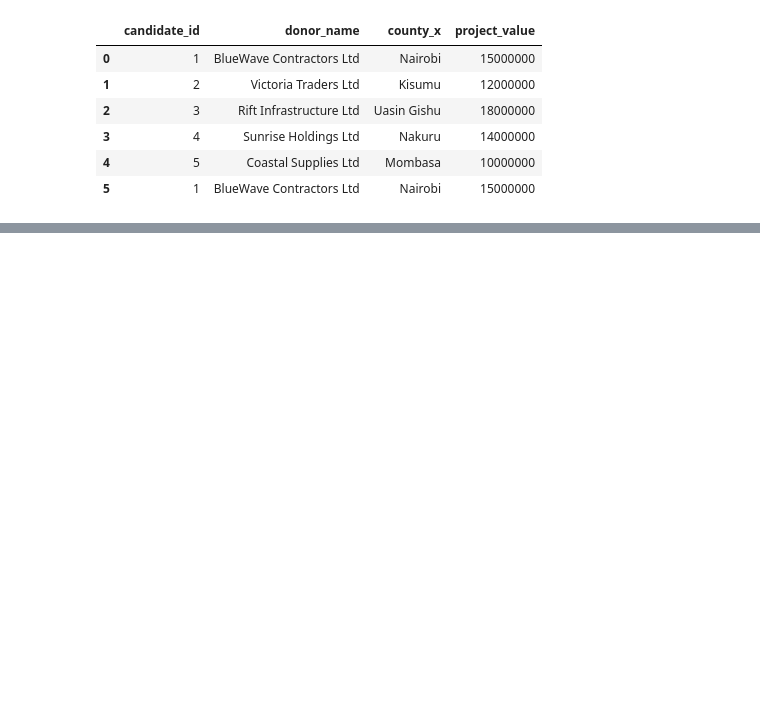
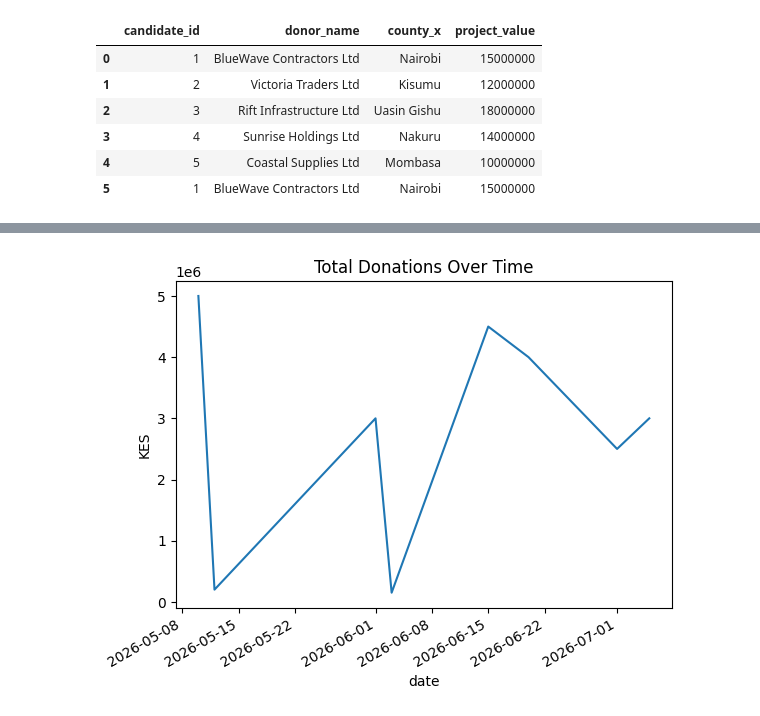
Before and after one commit to Wangadeveloper/geospatial-data-analysis, a Jupyter notebook: coreopleth.ipynb, the cells around one changed output, grey strips where cells are left out. Saved outputs shown, nothing was run; the diff lists cells and outputs as text; code cells hidden in the pictures; blank space fills up the shorter version.

```diff
--- a/coreopleth.ipynb
+++ b/coreopleth.ipynb
@@ -105,8 +188,3 @@ overlap[[
 | 3 | 4 | Sunrise Holdings Ltd | Nakuru | 14000000 |
 | 4 | 5 | Coastal Supplies Ltd | Mombasa | 10000000 |
 | 5 | 1 | BlueWave Contractors Ltd | Nairobi | 15000000 |
-# %%
-donations_full = donation.merge(candidates, on="candidate_id") \
-                          .merge(donors, on="donor_id")
-
-donations_full.head()
@@ -193 +206,30 @@ overlap_score["overlap_risk"] = 1
+# %%
+# Example: 60 days before election
+import pandas as pd
+import numpy as np
+
+donations_full["date"] = pd.to_datetime(donations_full["date"])
+election_date = pd.to_datetime("2027-08-09")
+
+donations_full["days_to_election"] = (
+    election_date - donations_full["date"]
+).dt.days
+
+surge = donations_full[
+    donations_full["days_to_election"] <= 60
+]
+
+surge_flag = surge.groupby("candidate_id") \
+                   .size() \
+                   .reset_index(name="late_donations")
+
+surge_flag["surge_risk"] = 1
+# %%
+plt.figure()
+donations_full.groupby("date")["amount"].sum().plot()
+plt.title("Total Donations Over Time")
+plt.ylabel("KES")
+plt.show()
+# %% [output]
+[figure, added]
 # %%
```
Also changed, not shown: parts of 34 cells of this notebook.
